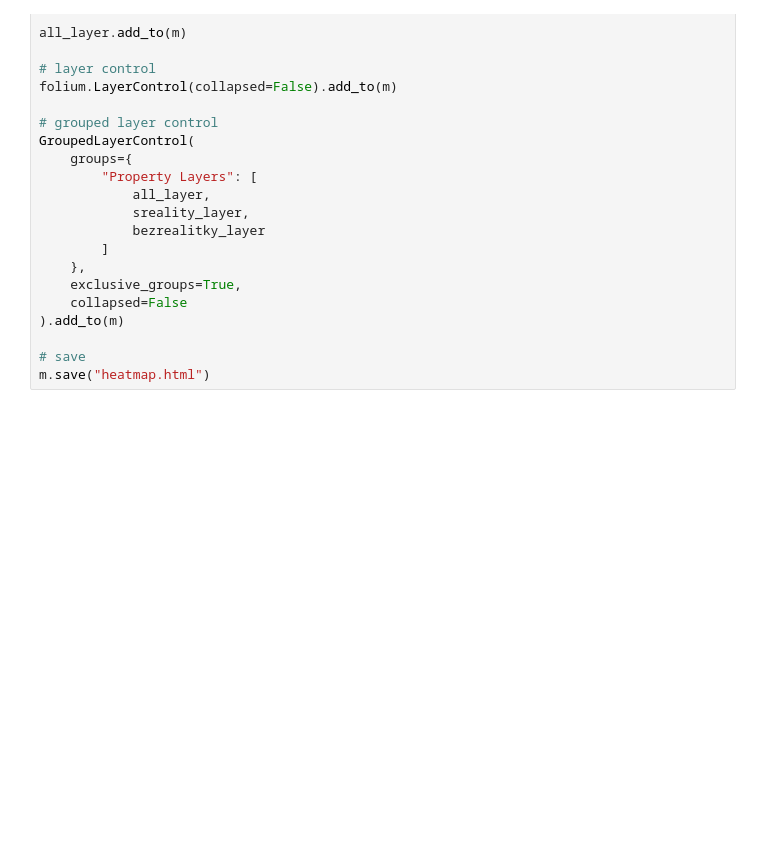
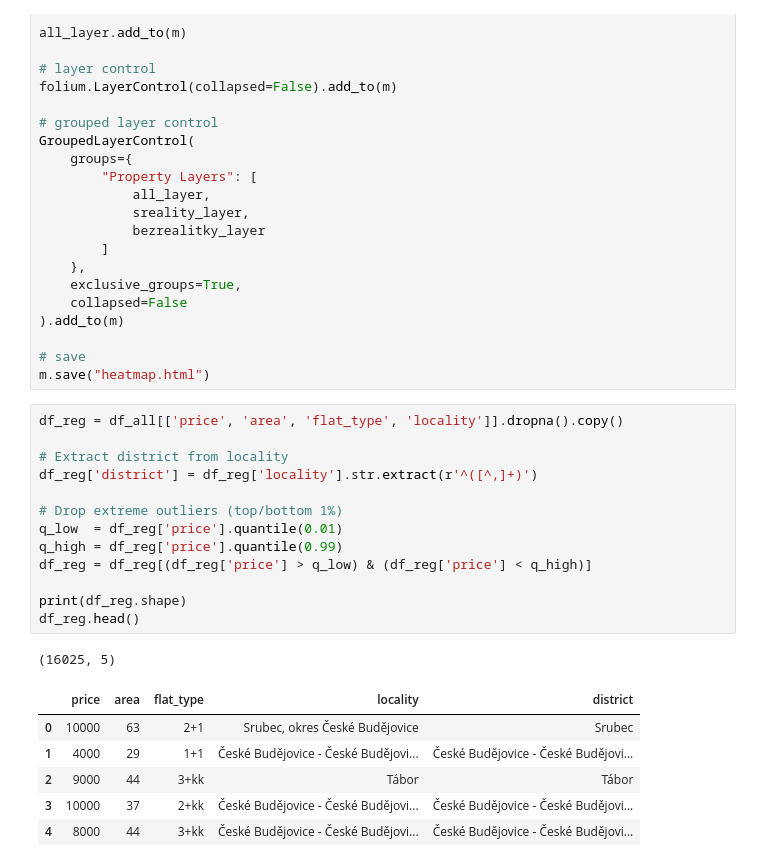
Before and after one commit to matyastvrz/Python_Final_Project, a Jupyter notebook: main.ipynb, the cells around one changed output. Cells and saved outputs as stored; diff of their text form; blank space fills up the shorter version.

```diff
--- a/main.ipynb
+++ b/main.ipynb
@@ -251,3 +330,24 @@ GroupedLayerControl(
 
 # save
 m.save("heatmap.html")
+# %%
+df_reg = df_all[['price', 'area', 'flat_type', 'locality']].dropna().copy()
+
+# Extract district from locality
+df_reg['district'] = df_reg['locality'].str.extract(r'^([^,]+)')
+
+# Drop extreme outliers (top/bottom 1%)
+q_low  = df_reg['price'].quantile(0.01)
+q_high = df_reg['price'].quantile(0.99)
+df_reg = df_reg[(df_reg['price'] > q_low) & (df_reg['price'] < q_high)]
+
+print(df_reg.shape)
+df_reg.head()
+# %% [output]
+(16025, 5)
+|  | price | area | flat_type | locality | district |
+| 0 | 10000 | 63 | 2+1 | Srubec, okres České Budějovice | Srubec |
+| 1 | 4000 | 29 | 1+1 | České Budějovice - České Budějovi... | České Budějovice - České Budějovi... |
+| 2 | 9000 | 44 | 3+kk | Tábor | Tábor |
+| 3 | 10000 | 37 | 2+kk | České Budějovice - České Budějovi... | České Budějovice - České Budějovi... |
+| 4 | 8000 | 44 | 3+kk | České Budějovice - České Budějovi... | České Budějovice - České Budějovi... |
```
Also changed, not shown: parts of 12 cells of this notebook.
